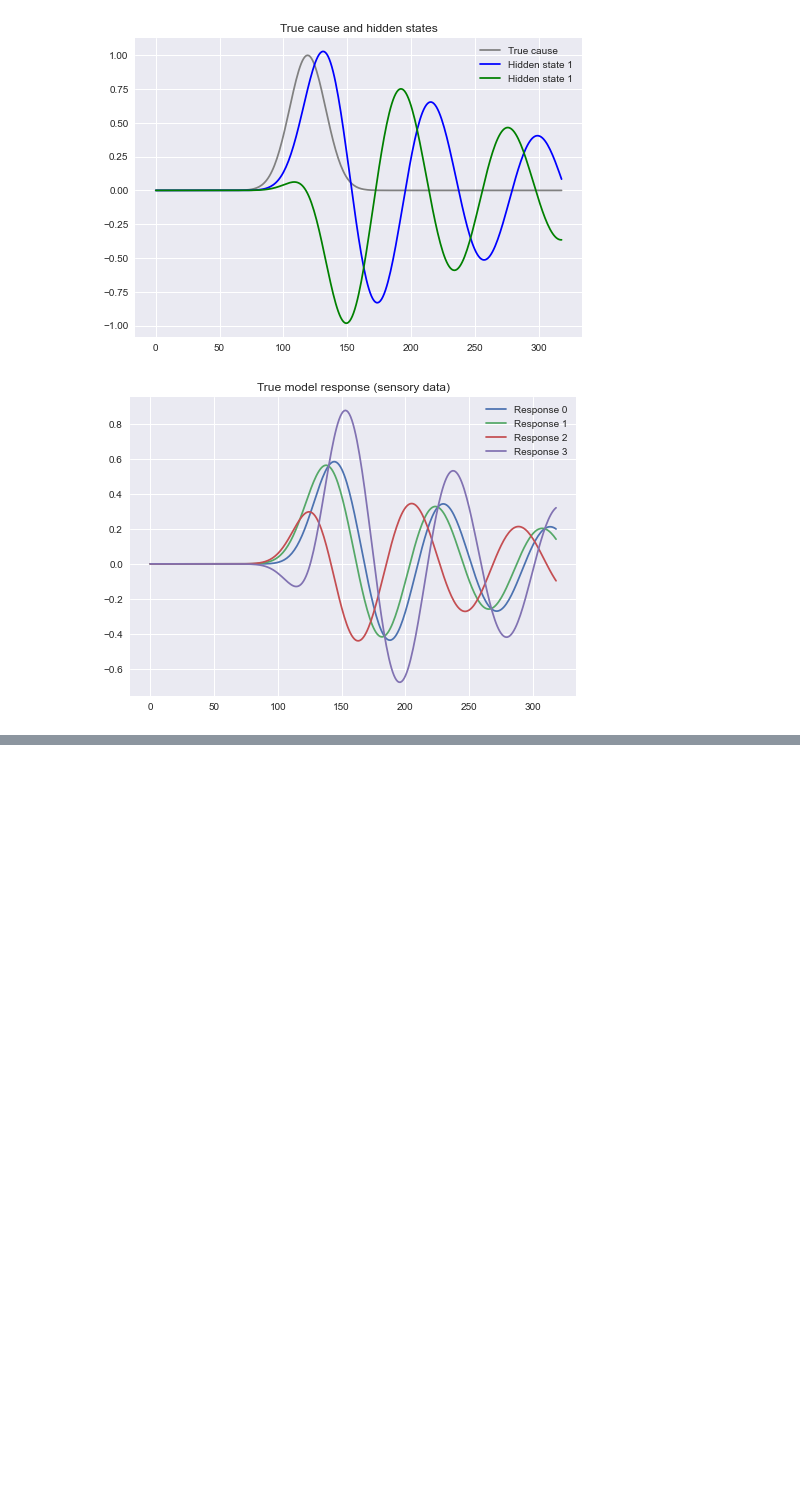
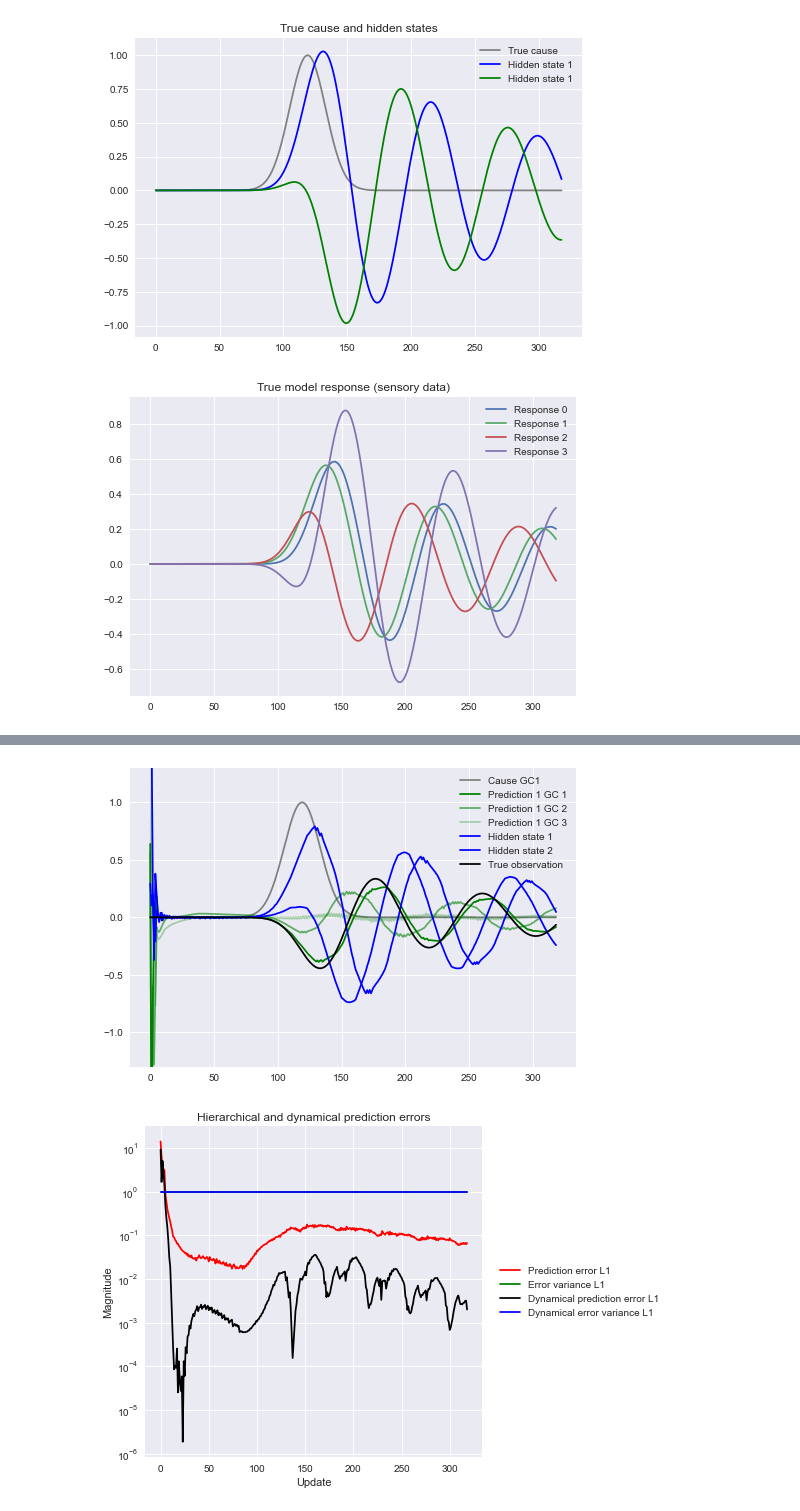
Before and after one commit to andreofner/pyGPC, a Jupyter notebook: demo.ipynb, the cells around one changed output, grey strips where cells are left out. Drawn from its saved outputs; the diff is of its cells as text; code cells hidden in the pictures; blank space fills up the shorter version.

```diff
--- a/demo.ipynb
+++ b/demo.ipynb
@@ -167,2 +167,10 @@ true_cause, res1, res2, res3 = run_model(A,B,C,ys, true_cause, feed_cause=True,
+# %%
+# predictive coding: filter observations by inverting the generative model
+# we provide the true cause (input) to check if hidden states are correctly inferred
+net = GPC_net( b_size=1, dynamical_net=False, cause_sizes=[4, 1], hidden_sizes=[0, 2], gen_coords=3)
+run_model(A,B,C, res1, true_cause, feed_cause=True, generate=False, plot=True)
+# %% [output]
+[figure, added]
+[figure, added]
 # %%
 # predictive coding: filter observations by inverting the generative model
```
Also changed, not shown: parts of 4 cells of this notebook.
